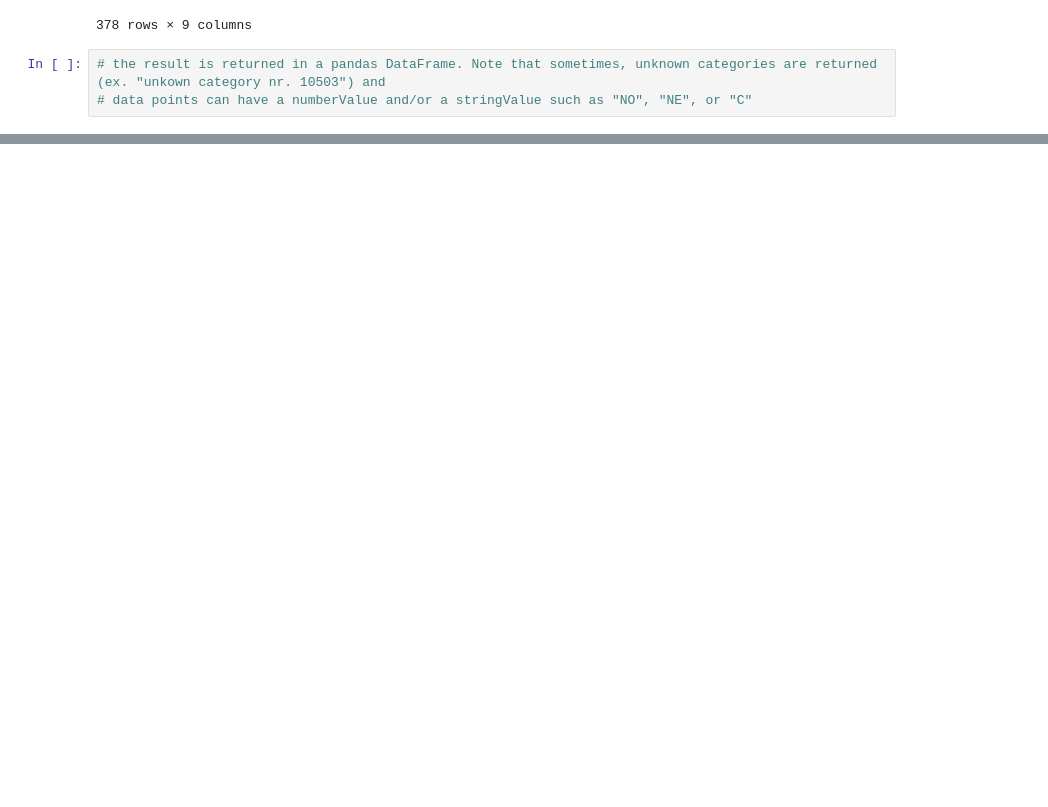
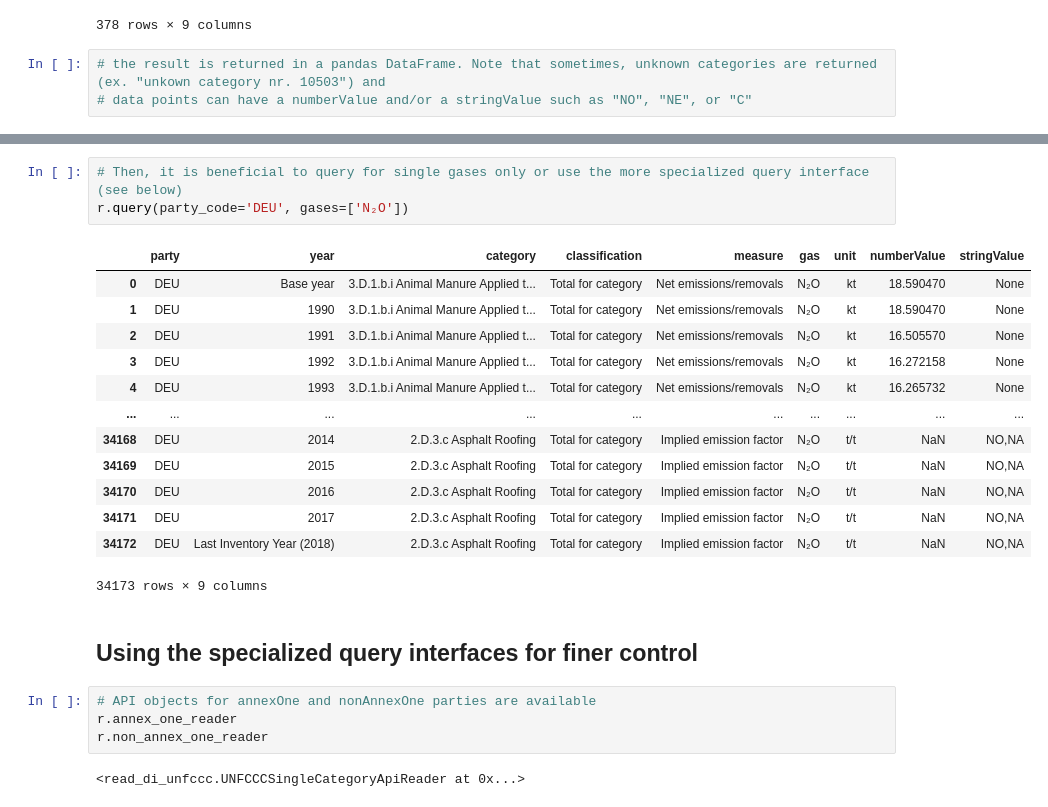
Before and after one commit to mikapfl/read_di_unfccc, a Jupyter notebook: example.ipynb, the cells around one changed output, grey strips where cells are left out. Saved outputs shown, nothing was run; the diff lists cells and outputs as text; blank space fills up the shorter version.

```diff
--- a/example.ipynb
+++ b/example.ipynb
@@ -97,0 +90,25 @@ r.query(party_codes=['AFG'])
+# %%
+# Then, it is beneficial to query for single gases only or use the more specialized query interface (see below)
+r.query(party_code='DEU', gases=['N₂O'])
+# %% [output]
+|  | party | year | category | classification | measure | gas | unit | numberValue | stringValue |
+| 0 | DEU | Base year | 3.D.1.b.i Animal Manure Applied t... | Total for category | Net emissions/removals | N₂O | kt | 18.590470 | None |
+| 1 | DEU | 1990 | 3.D.1.b.i Animal Manure Applied t... | Total for category | Net emissions/removals | N₂O | kt | 18.590470 | None |
+| 2 | DEU | 1991 | 3.D.1.b.i Animal Manure Applied t... | Total for category | Net emissions/removals | N₂O | kt | 16.505570 | None |
+| 3 | DEU | 1992 | 3.D.1.b.i Animal Manure Applied t... | Total for category | Net emissions/removals | N₂O | kt | 16.272158 | None |
+| 4 | DEU | 1993 | 3.D.1.b.i Animal Manure Applied t... | Total for category | Net emissions/removals | N₂O | kt | 16.265732 | None |
+| ... | ... | ... | ... | ... | ... | ... | ... | ... | ... |
+| 34168 | DEU | 2014 | 2.D.3.c Asphalt Roofing | Total for category | Implied emission factor | N₂O | t/t | NaN | NO,NA |
+| 34169 | DEU | 2015 | 2.D.3.c Asphalt Roofing | Total for category | Implied emission factor | N₂O | t/t | NaN | NO,NA |
+| 34170 | DEU | 2016 | 2.D.3.c Asphalt Roofing | Total for category | Implied emission factor | N₂O | t/t | NaN | NO,NA |
+| 34171 | DEU | 2017 | 2.D.3.c Asphalt Roofing | Total for category | Implied emission factor | N₂O | t/t | NaN | NO,NA |
+| 34172 | DEU | Last Inventory Year (2018) | 2.D.3.c Asphalt Roofing | Total for category | Implied emission factor | N₂O | t/t | NaN | NO,NA |
+34173 rows × 9 columns
+# %% [markdown]
+## Using the specialized query interfaces for finer control
+# %%
+# API objects for annexOne and nonAnnexOne parties are available
+r.annex_one_reader
+r.non_annex_one_reader
+# %% [output]
+<read_di_unfccc.UNFCCCSingleCategoryApiReader at 0x...>
```
Also changed, not shown: parts of 15 cells of this notebook, 1 other file.
